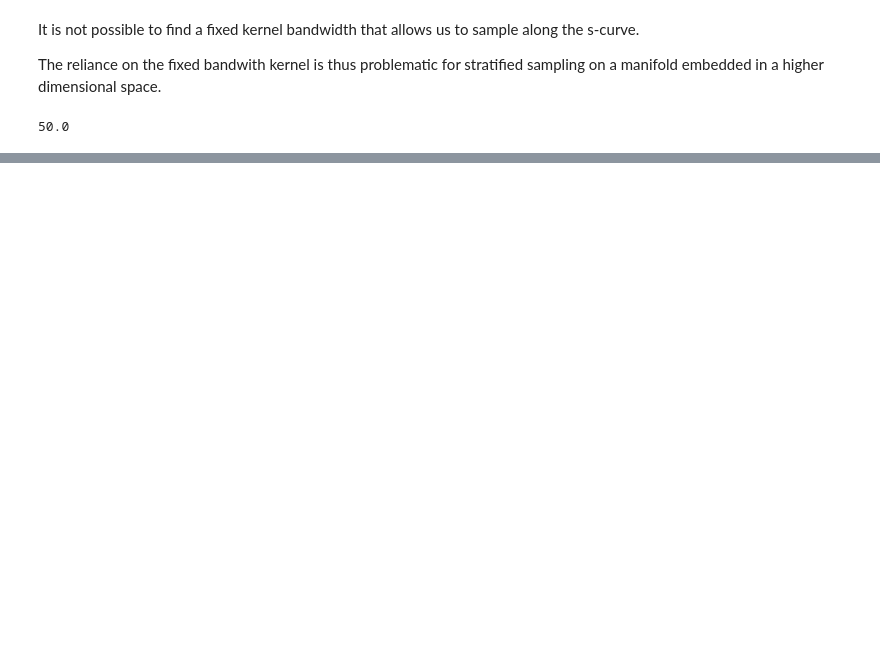
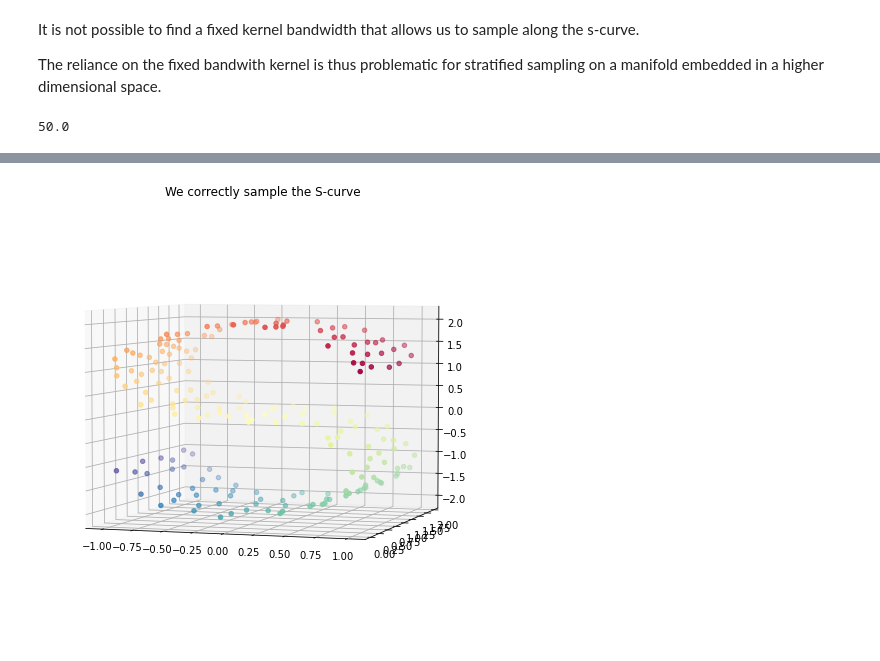
Before and after one commit to TobiasRp/vc_sample, a Jupyter notebook: notebooks/sampling_higherdim.ipynb, the cells around one changed output, grey strips where cells are left out. Cells and saved outputs as stored; diff of their text form; code cells hidden in the pictures; blank space fills up the shorter version.

```diff
--- a/notebooks/sampling_higherdim.ipynb
+++ b/notebooks/sampling_higherdim.ipynb
@@ -53,0 +79,15 @@ ax.view_init(4, -72)
+# %%
+vc = VoidAndCluster(ude, s_curve.shape[0], num_initial_samples=100)
+
+sample_indices = vc.sample(size=num_samples)
+curve_samples = s_curve[sample_indices]
+curve_color_samples = s_curve_color[sample_indices]
+# %%
+fig = plt.figure(figsize=(12, 8))
+ax = fig.add_subplot(projection='3d')
+ax.set_title('We correctly sample the S-curve')
+ax.scatter(curve_samples[:, 0], curve_samples[:, 1], curve_samples[:, 2],
+           c=curve_color_samples, cmap=plt.cm.Spectral)
+ax.view_init(4, -72)
+# %% [output]
+[figure, added]
```
Also changed, not shown: parts of 15 cells of this notebook, 4 other files.
